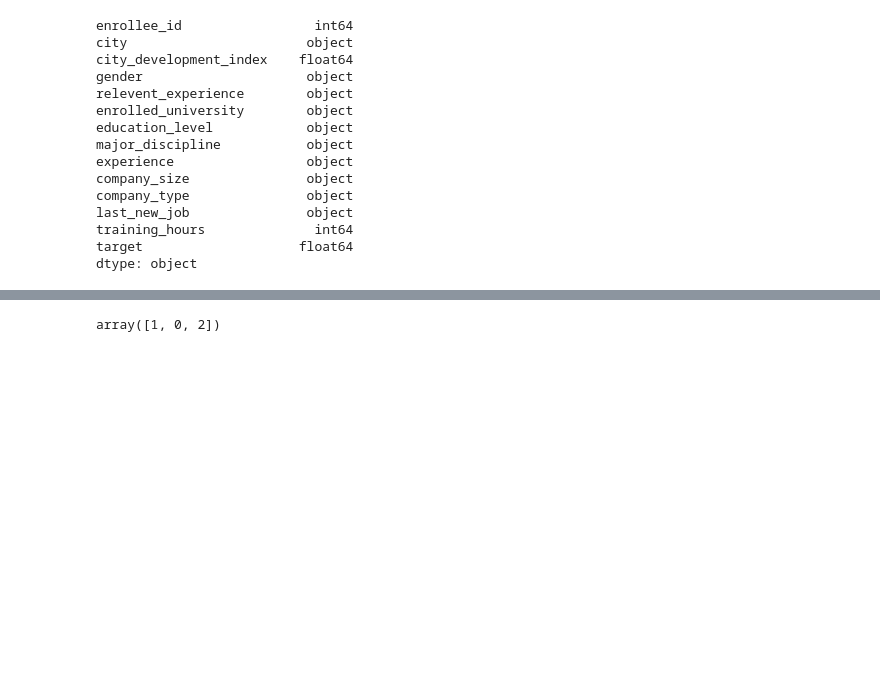
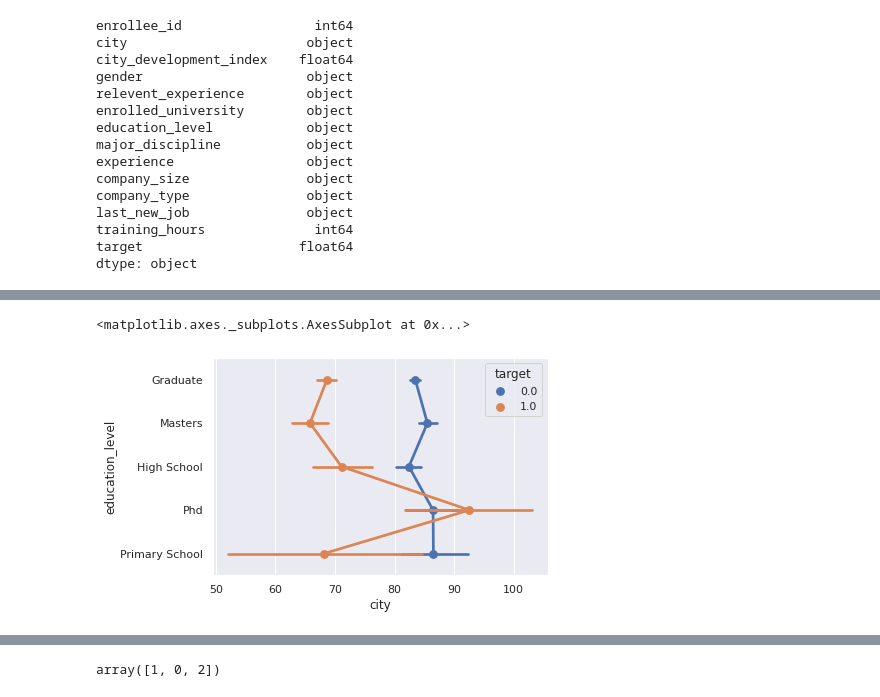
Before and after one commit to ChayanitBhateja/MyMLLearning, a Jupyter notebook: Kaggle/HRAnalytics/HrAnalytics.ipynb, the cells around one changed output, grey strips where cells are left out. Drawn from its saved outputs; the diff is of its cells as text; code cells hidden in the pictures; blank space fills up the shorter version.

```diff
--- a/Kaggle/HRAnalytics/HrAnalytics.ipynb
+++ b/Kaggle/HRAnalytics/HrAnalytics.ipynb
@@ -137,0 +147,5 @@ data.city = data.city.astype(int)
+# %%
+sns.pointplot(x=data.city, y=data.education_level, hue=data.target)
+# %% [output]
+<matplotlib.axes._subplots.AxesSubplot at 0x...>
+[figure, added]
```
Also changed, not shown: parts of 14 cells of this notebook, 34 other files.
